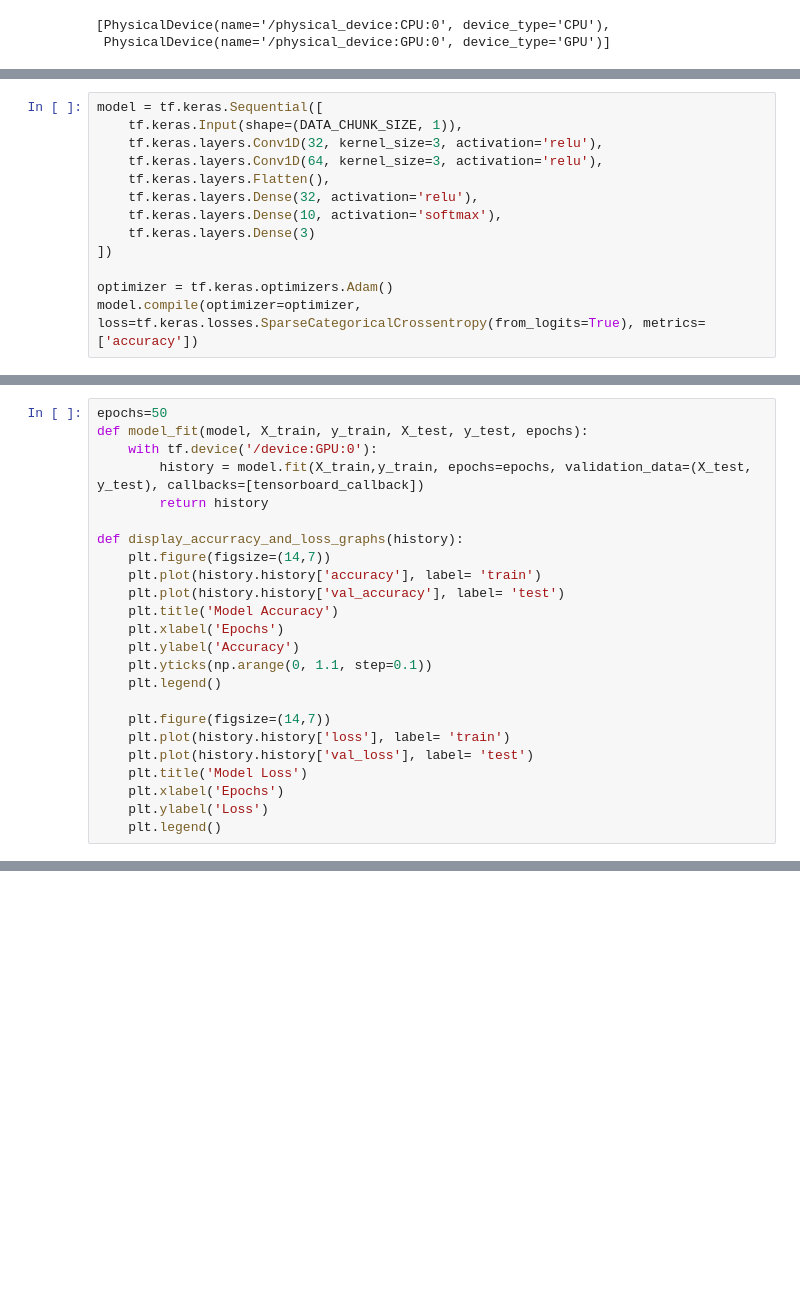
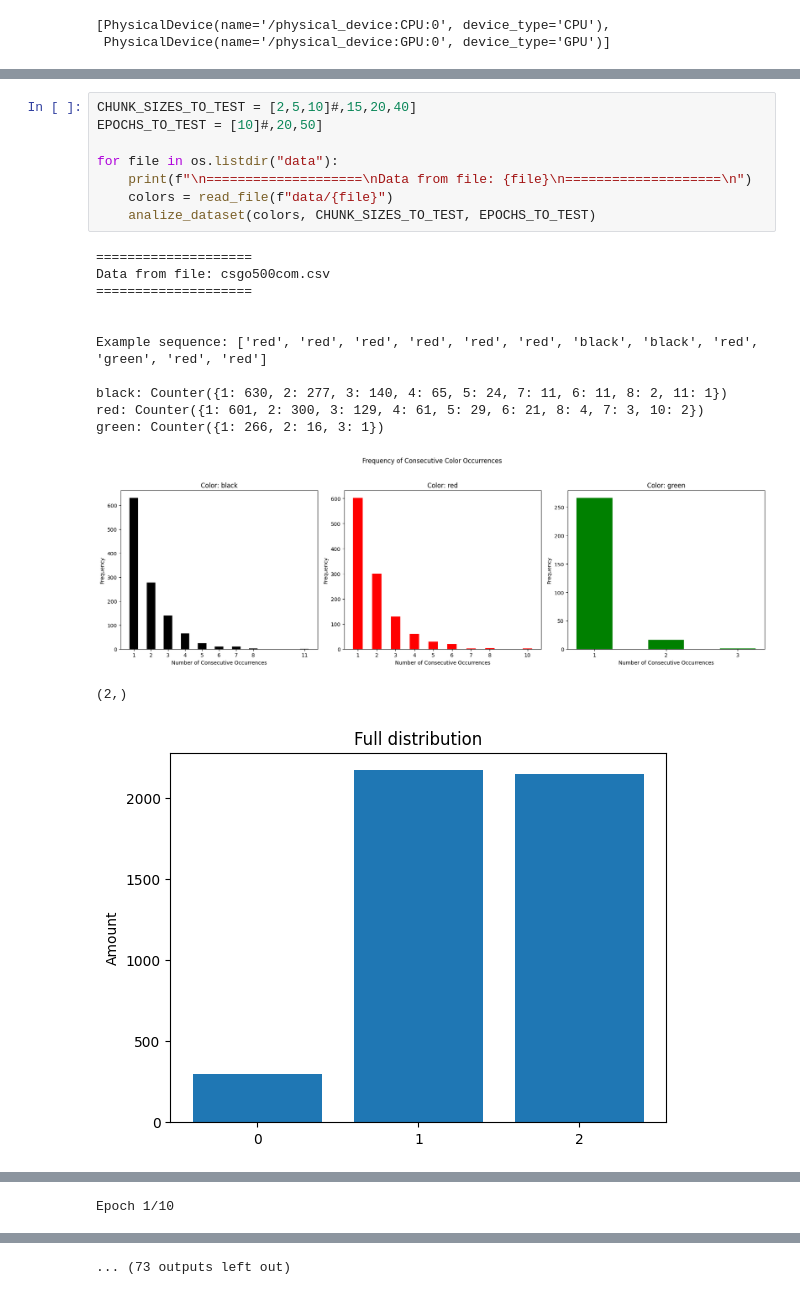
Before and after one commit to Sienkowski99/roulette-analysis, a Jupyter notebook: data-analysis/notebooks/magisterka.ipynb, the cells around one changed output, grey strips where cells are left out. Cells and saved outputs as stored; diff of their text form; blank space fills up the shorter version.

Commit message:
update data; mount data to container; improve analysis

```diff
--- a/data-analysis/notebooks/magisterka.ipynb
+++ b/data-analysis/notebooks/magisterka.ipynb
@@ -203,14 +205 @@ array([2, 1, 2, ..., 1, 2, 1])
-# %%
-model = tf.keras.Sequential([
-    tf.keras.Input(shape=(DATA_CHUNK_SIZE, 1)),
-    tf.keras.layers.Conv1D(32, kernel_size=3, activation='relu'),
-    tf.keras.layers.Conv1D(64, kernel_size=3, activation='relu'),
-    tf.keras.layers.Flatten(),
-    tf.keras.layers.Dense(32, activation='relu'),
-    tf.keras.layers.Dense(10, activation='softmax'),
-    tf.keras.layers.Dense(3)
-])
-
-optimizer = tf.keras.optimizers.Adam()
-model.compile(optimizer=optimizer, loss=tf.keras.losses.SparseCategoricalCrossentropy(from_logits=True), metrics=['accuracy'])
 # %%
@@ -230,24 +247,0 @@ model.compile(optimizer=optimizer, loss=tf.keras.losses.SparseCategoricalCrossen
-# %%
-epochs=50
-def model_fit(model, X_train, y_train, X_test, y_test, epochs):
-    with tf.device('/device:GPU:0'):
-        history = model.fit(X_train,y_train, epochs=epochs, validation_data=(X_test, y_test), callbacks=[tensorboard_callback])
-        return history
-
-def display_accurracy_and_loss_graphs(history):
-    plt.figure(figsize=(14,7))
-    plt.plot(history.history['accuracy'], label= 'train')
-    plt.plot(history.history['val_accuracy'], label= 'test')
-    plt.title('Model Accuracy')
-    plt.xlabel('Epochs')
-    plt.ylabel('Accuracy')
-    plt.yticks(np.arange(0, 1.1, step=0.1))
-    plt.legend()
-
-    plt.figure(figsize=(14,7))
-    plt.plot(history.history['loss'], label= 'train')
-    plt.plot(history.history['val_loss'], label= 'test')
-    plt.title('Model Loss')
-    plt.xlabel('Epochs')
-    plt.ylabel('Loss')
-    plt.legend()
@@ -314,0 +297,22 @@ No data reaching 0.5 threshold
+# %%
+CHUNK_SIZES_TO_TEST = [2,5,10]#,15,20,40]
+EPOCHS_TO_TEST = [10]#,20,50]
+
+for file in os.listdir("data"):
+    print(f"\n====================\nData from file: {file}\n====================\n")
+    colors = read_file(f"data/{file}")
+    analize_dataset(colors, CHUNK_SIZES_TO_TEST, EPOCHS_TO_TEST)
+# %% [output]
+====================
+Data from file: csgo500com.csv
+====================
+
+
+Example sequence: ['red', 'red', 'red', 'red', 'red', 'red', 'black', 'black', 'red', 'green', 'red', 'red']
+
+black: Counter({1: 630, 2: 277, 3: 140, 4: 65, 5: 24, 7: 11, 6: 11, 8: 2, 11: 1})
+red: Counter({1: 601, 2: 300, 3: 129, 4: 61, 5: 29, 6: 21, 8: 4, 7: 3, 10: 2})
+green: Counter({1: 266, 2: 16, 3: 1})
+[figure, added]
+(2,)
+[figure, added]
@@ -314,0 +343 @@ No data reaching 0.5 threshold
+Epoch 1/10
@@ -314,0 +350 @@ No data reaching 0.5 threshold
+... (73 outputs left out)
```
Also changed, not shown: parts of 20 cells of this notebook, 4 other files.
